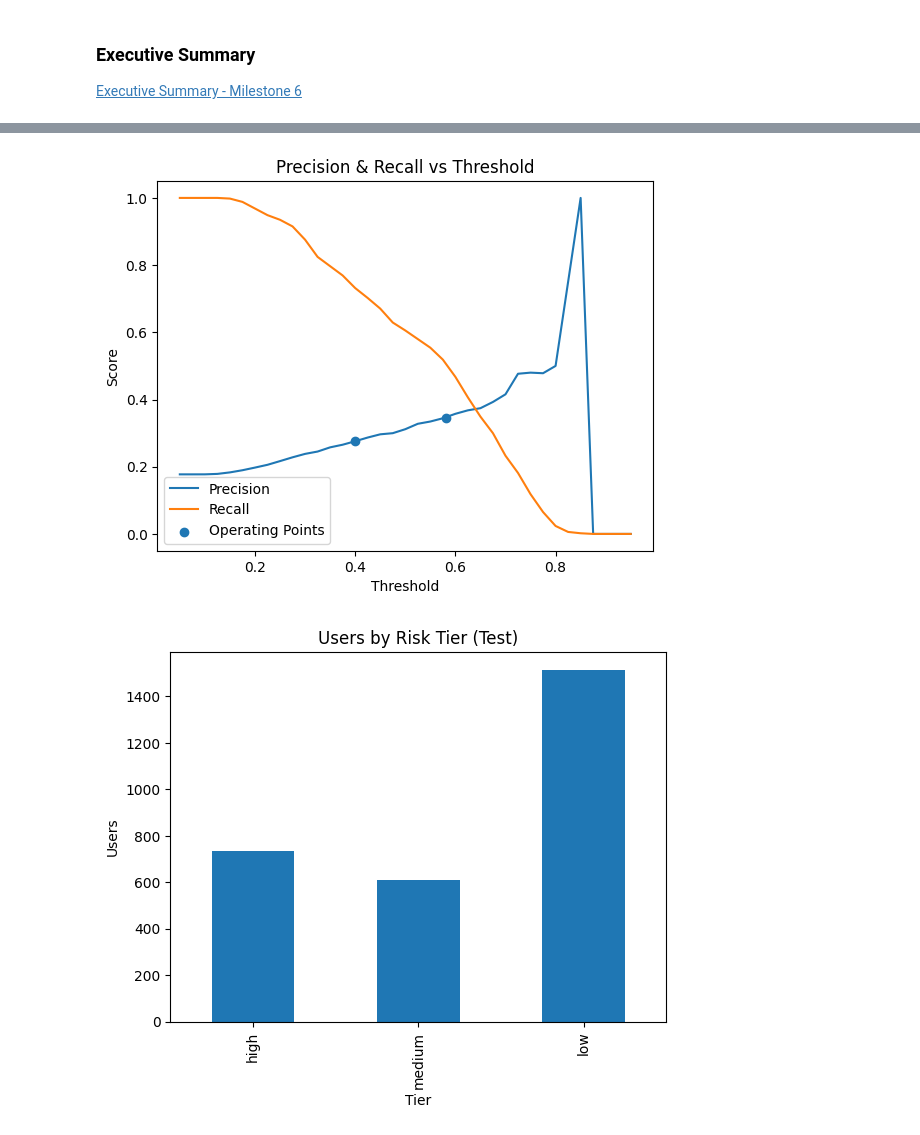
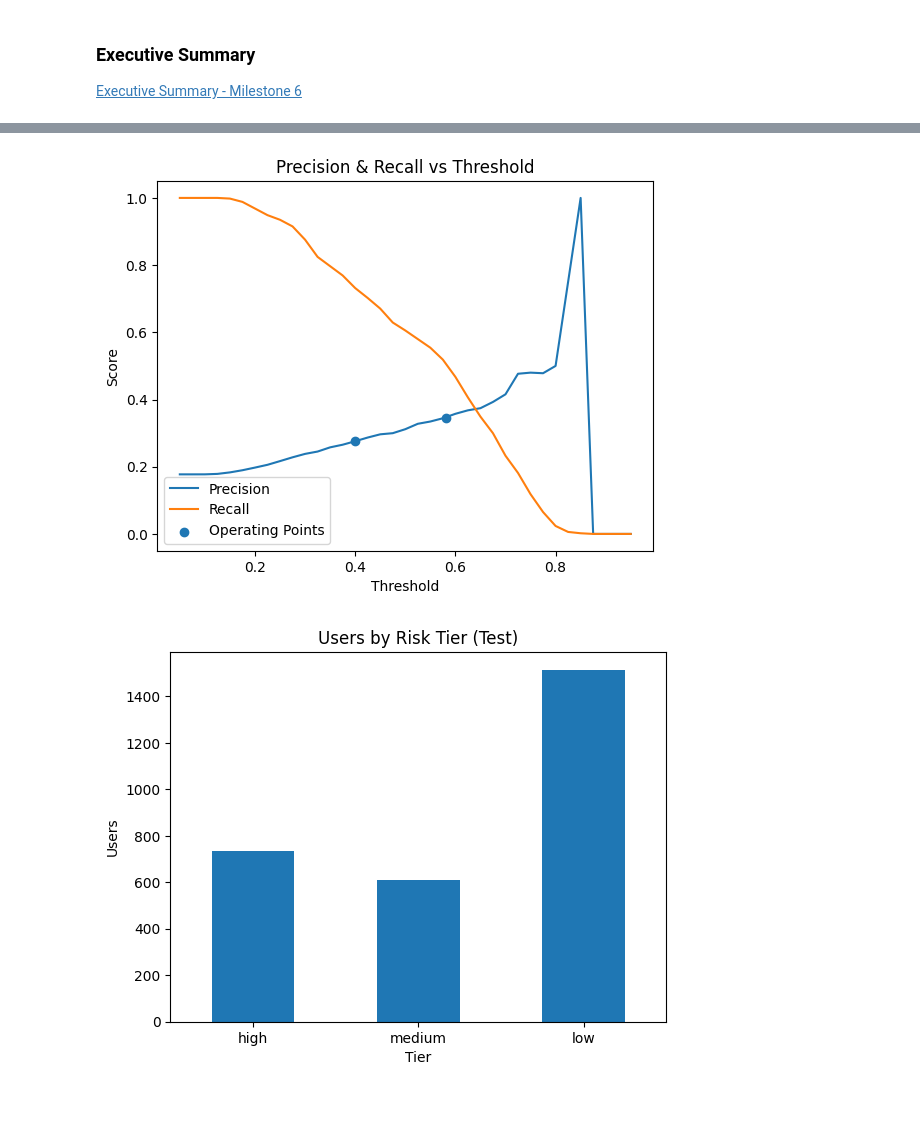
Before and after one commit to christopherbolduc/waze-churn-prediction, a Jupyter notebook: notebooks/06b_machine_learning.ipynb, the cells around one changed output, grey strips where cells are left out. Drawn from its saved outputs; the diff is of its cells as text; code cells hidden in the pictures; blank space fills up the shorter version.

Commit message:
Fix Risk Tier image

```diff
--- a/notebooks/06b_machine_learning.ipynb
+++ b/notebooks/06b_machine_learning.ipynb
@@ -709,31 +709,32 @@ plt.savefig("../visuals/cm_xgb_test_thr058.png", dpi=200, bbox_inches="tight");
 plot_importance(xgb_best, max_num_features=12, height=0.5)
 plt.title("Top Feature Importances — XGBoost")
 plt.savefig("../visuals/feat_importance_xgb_top12.png", dpi=200, bbox_inches="tight"); plt.show()
 
 # Threshold Sweep
 ths = np.linspace(0.05, 0.95, 37)
 prec, rec = [], []
 for t in ths:
     p = (test_probs >= t).astype(int)
     prec.append(precision_score(y_test, p, zero_division=0))
     rec.append(recall_score(y_test, p))
 plt.figure()
 plt.plot(ths, prec, label="Precision"); plt.plot(ths, rec, label="Recall")
 plt.scatter([0.582, 0.4], [
     precision_score(y_test, (test_probs>=0.582).astype(int), zero_division=0),
     precision_score(y_test, (test_probs>=0.4).astype(int), zero_division=0)
 ], label="Operating Points")
 plt.legend(); plt.xlabel("Threshold"); plt.ylabel("Score"); plt.title("Precision & Recall vs Threshold")
 plt.savefig("../visuals/threshold_sweep_precision_recall.png", dpi=200, bbox_inches="tight"); plt.show()
 
 # Risk Tiers Bar
 risk = pd.cut(test_probs, bins=[-1, 0.40, 0.582, 1.01], labels=["low","medium","high"])
 risk.value_counts().loc[["high","medium","low"]].plot(kind="bar")
 plt.title("Users by Risk Tier (Test)"); plt.xlabel("Tier"); plt.ylabel("Users")
+plt.xticks(rotation=0)
 plt.savefig("../visuals/risk_tiers_bar.png", dpi=200, bbox_inches="tight"); plt.show()
 # %% [output]
 [figure]
 [figure]
 [figure]
 [figure]
-[figure, old version]
+[figure, new version]
```
